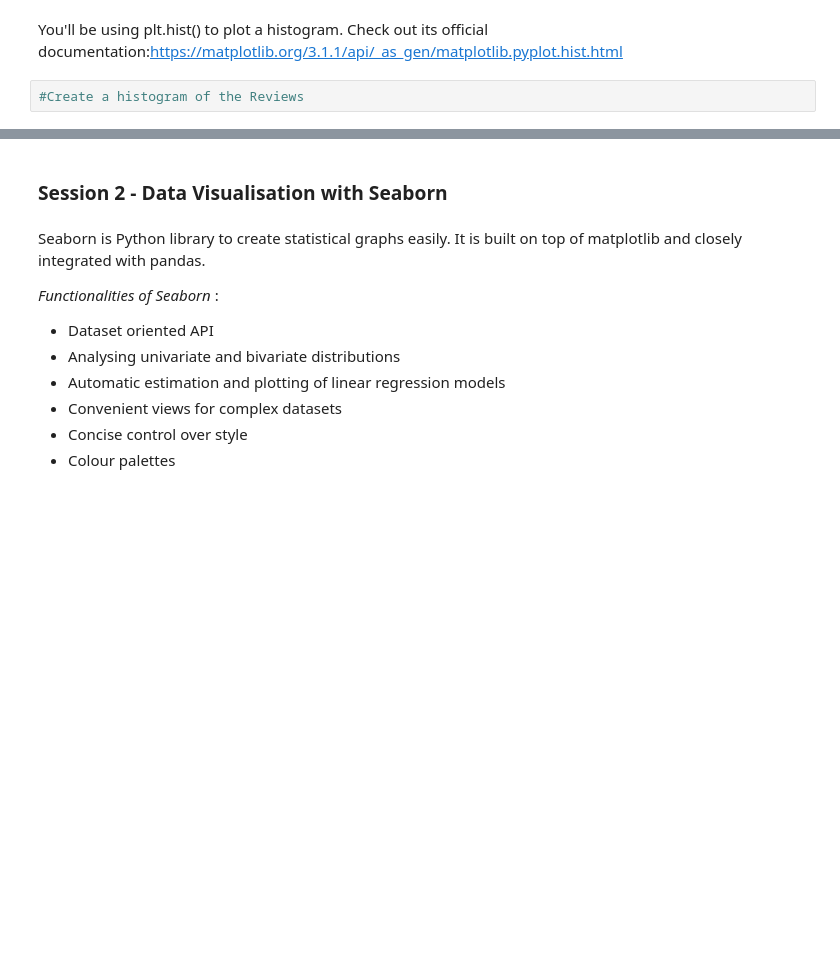
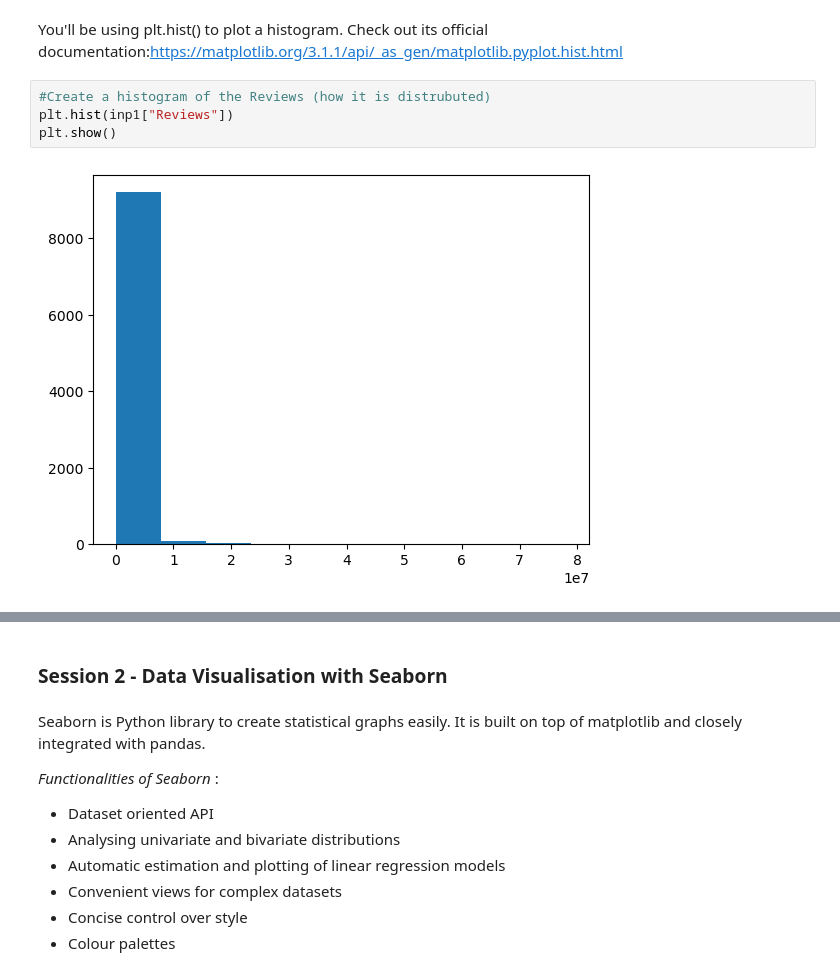
Before and after one commit to pratham98k/IIITB-ML-AI, a Jupyter notebook: IIIT-B/Course2-Statistics/Case+Study+Notebook/Case Study Notebook/Data Visualisation in Python - Case Study copy.ipynb, the cells around one changed output, grey strips where cells are left out. Drawn from its saved outputs; the diff is of its cells as text; blank space fills up the shorter version.

```diff
--- a/IIIT-B/Course2-Statistics/Case+Study+Notebook/Case Study Notebook/Data Visualisation in Python - Case Study copy.ipynb
+++ b/IIIT-B/Course2-Statistics/Case+Study+Notebook/Case Study Notebook/Data Visualisation in Python - Case Study copy.ipynb
@@ -629,6 +633,10 @@ You can adjust the number of bins to improve its granularity
 # %% [markdown]
 You'll be using plt.hist() to plot a histogram. Check out its official documentation:https://matplotlib.org/3.1.1/api/_as_gen/matplotlib.pyplot.hist.html
 # %%
-#Create a histogram of the Reviews
+#Create a histogram of the Reviews (how it is distrubuted)
+plt.hist(inp1["Reviews"])
+plt.show()
+# %% [output]
+[figure, added]
 # %%
 #Create a boxplot of the Reviews column
```
Also changed, not shown: parts of 10 cells of this notebook, 7 other files.
